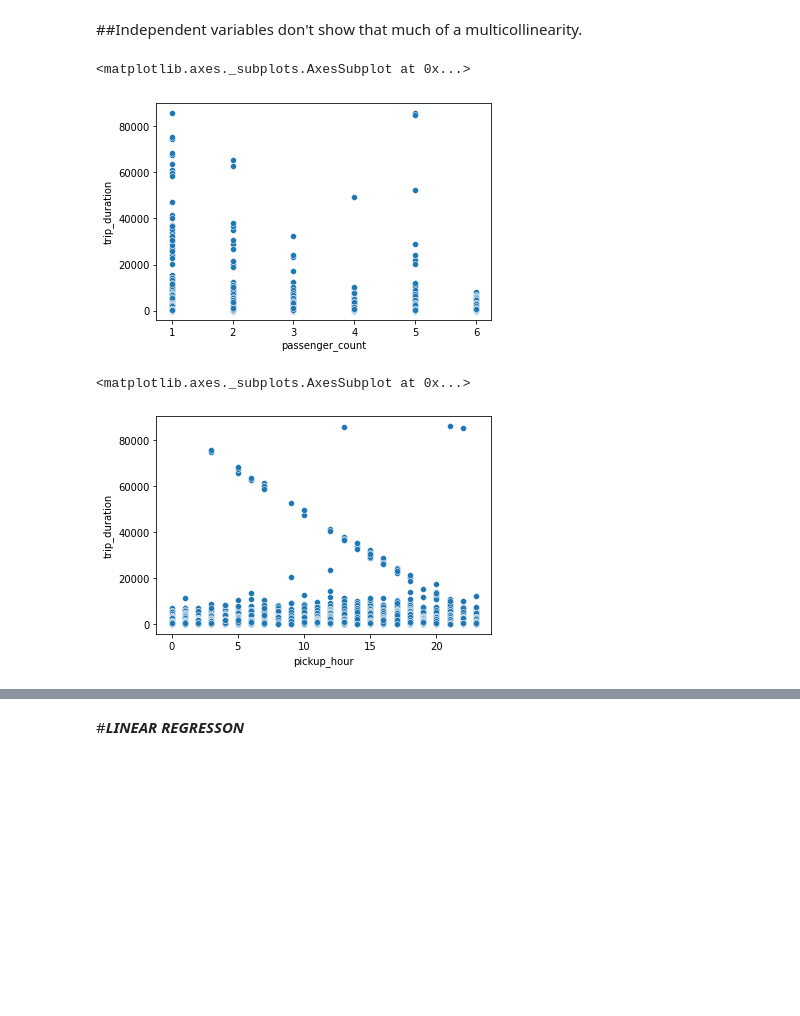
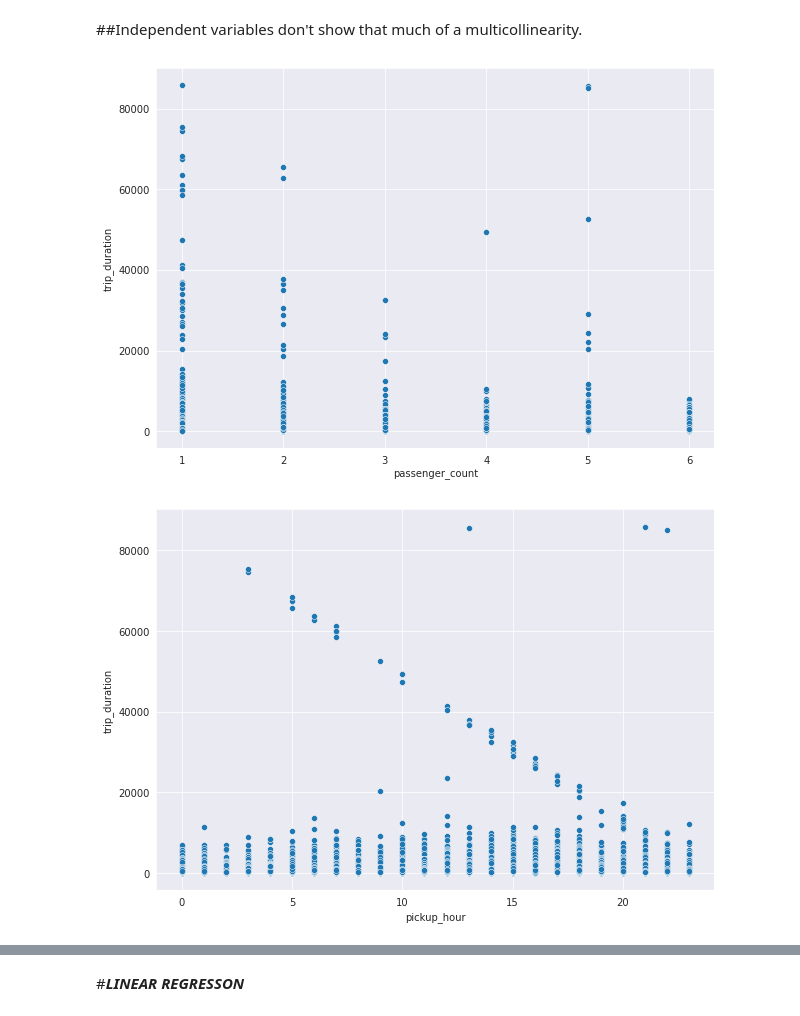
Before and after one commit to skaty5678/NYC-Taxi-Trip-Time-Prediction, a Jupyter notebook: NYC_Taxi_Trip_Time_Prediction_SANJEEV_KUMAR_THAKUR.ipynb, the cells around one changed output, grey strips where cells are left out. Drawn from its saved outputs; the diff is of its cells as text; code cells hidden in the pictures; blank space fills up the shorter version.

```diff
--- a/NYC_Taxi_Trip_Time_Prediction_SANJEEV_KUMAR_THAKUR.ipynb
+++ b/NYC_Taxi_Trip_Time_Prediction_SANJEEV_KUMAR_THAKUR.ipynb
@@ -420,6 +440,7 @@ plt.show()
 ##Cabs for long trips were availed on Fridays and Thursdays. a very concrete reason for this could not be established but one of the possible reason could be that the weekend starts on friday so people prefer to go places rather than go home after work.
 # %%
 plt.figure(figsize=(10,7))
+sns.set_style("darkgrid")
 sns.lineplot(x='month',y='trip_duration',data=df,markers=True)
 plt.show()
 # %% [output]
@@ -428,6 +449,7 @@ plt.show()
 ##A possible reason for this behaviour could be that January, February have an average temperature of 4-5 degree celcius leading to low visibility because of smog and possibly people prefer not to take cabs as it is more prone to accidents but from March onwards the weather becomes more pleasant and people prefer cabs.
 # %%
 plt.figure(figsize=(10,7))
+sns.set_style("darkgrid")
 sns.jointplot(data=df, x="trip_duration", y="distance")
 plt.show()
 # %% [output]
@@ -440,6 +462,7 @@ plt.show()
 # %%
 groupby_1 = df.groupby(['pickup_hour']).distance.mean()
 plt.figure(figsize=(10,7))
+sns.set_style("darkgrid")
 sns.lineplot(x = groupby_1.index,y=groupby_1.values,markers=True)
 plt.ylabel('Distance (km)')
 plt.show()
@@ -448,6 +471,7 @@ plt.show()
 # %%
 groupby_2 = df.groupby(['pickup_day']).distance.mean()
 plt.figure(figsize=(10,7))
+sns.set_style("darkgrid")
 sns.lineplot(x = groupby_2.index,y=groupby_2.values,markers=True)
 plt.ylabel('Distance (km)')
 plt.show()
@@ -533,13 +557,17 @@ calc_vif(df_vif)
 # %% [markdown]
 ##Independent variables don't show that much of a multicollinearity.
 # %%
+plt.figure(figsize=(10,7))
+sns.set_style("darkgrid")
 sns.scatterplot(data=df, x="passenger_count", y="trip_duration")
+plt.show()
 # %% [output]
-<matplotlib.axes._subplots.AxesSubplot at 0x...>
-[figure, old version]
+[figure, new version]
 # %%
+plt.figure(figsize=(10,7))
+sns.set_style("darkgrid")
 sns.scatterplot(data=df, x="pickup_hour", y="trip_duration")
+plt.show()
 # %% [output]
-<matplotlib.axes._subplots.AxesSubplot at 0x...>
-[figure, old version]
+[figure, new version]
 # %%
```
Also changed, not shown: parts of 58 cells of this notebook.
